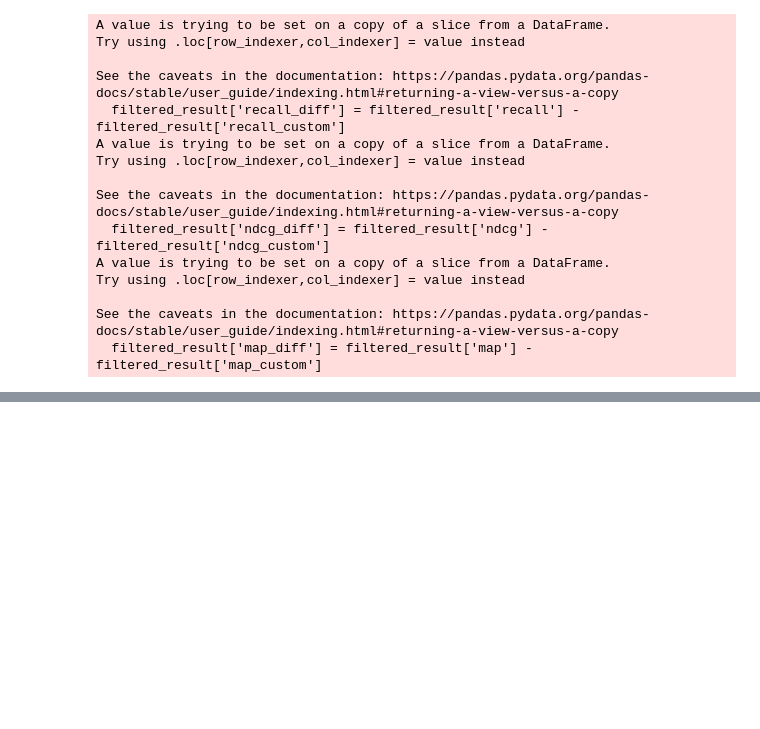
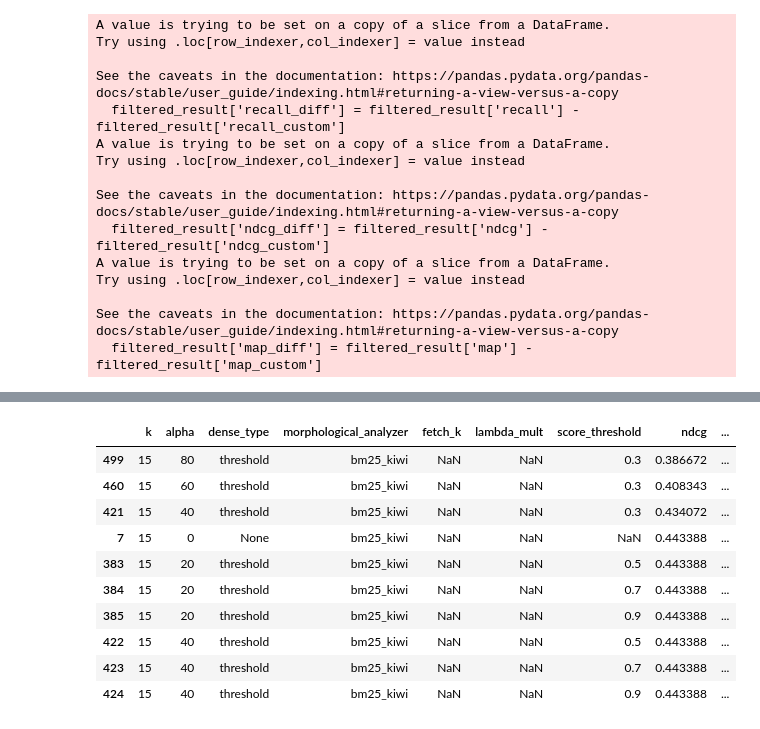
Before and after one commit to yswSlamDunk/SportAgent, a Jupyter notebook: jupyter/3003. Limitations of RAGAS and the Need for Custom RAGAS Dataset.ipynb, the cells around one changed output, grey strips where cells are left out. Drawn from its saved outputs; the diff is of its cells as text; code cells hidden in the pictures; blank space fills up the shorter version.

```diff
--- a/jupyter/3003. Limitations of RAGAS and the Need for Custom RAGAS Dataset.ipynb
+++ b/jupyter/3003. Limitations of RAGAS and the Need for Custom RAGAS Dataset.ipynb
@@ -749,0 +703,27 @@ Top-50 겹치는 항목 수: 7개 / 50개 중 (14.00%)
+# %%
+origin_dataset = pd.read_csv('../data/document/역도/generated_persona_dataset.csv')
+custom_dataset = pd.read_csv('../data/document/역도/customDataset.csv')
+merged_dataset = pd.concat([origin_dataset, custom_dataset], ignore_index=True)
+# %%
+merged_dataset = merged_dataset.drop(columns = ['reference_contexts_section'])
+merged_dataset['reference_contexts'] = merged_dataset['reference_contexts'].apply(lambda x : eval(x))
+
+columns = merged_dataset.columns[4:]
+for column in columns:
+    merged_dataset[column] = merged_dataset[column].apply(lambda x : eval(x))
+# %%
+optimization_result_merged = optimization(configs, merged_dataset)
+# %%
+optimization_result_merged.sort_values(by=['recall', 'map', 'ndcg'], ascending=False).head(10)
+# %% [output]
+|  | k | alpha | dense_type | morphological_analyzer | fetch_k | lambda_mult | score_threshold | ndcg | ... |
+| 499 | 15 | 80 | threshold | bm25_kiwi | NaN | NaN | 0.3 | 0.386672 | ... |
+| 460 | 15 | 60 | threshold | bm25_kiwi | NaN | NaN | 0.3 | 0.408343 | ... |
+| 421 | 15 | 40 | threshold | bm25_kiwi | NaN | NaN | 0.3 | 0.434072 | ... |
+| 7 | 15 | 0 | None | bm25_kiwi | NaN | NaN | NaN | 0.443388 | ... |
+| 383 | 15 | 20 | threshold | bm25_kiwi | NaN | NaN | 0.5 | 0.443388 | ... |
+| 384 | 15 | 20 | threshold | bm25_kiwi | NaN | NaN | 0.7 | 0.443388 | ... |
+| 385 | 15 | 20 | threshold | bm25_kiwi | NaN | NaN | 0.9 | 0.443388 | ... |
+| 422 | 15 | 40 | threshold | bm25_kiwi | NaN | NaN | 0.5 | 0.443388 | ... |
+| 423 | 15 | 40 | threshold | bm25_kiwi | NaN | NaN | 0.7 | 0.443388 | ... |
+| 424 | 15 | 40 | threshold | bm25_kiwi | NaN | NaN | 0.9 | 0.443388 | ... |
```
Also changed, not shown: parts of 26 cells of this notebook, 18 other files.
